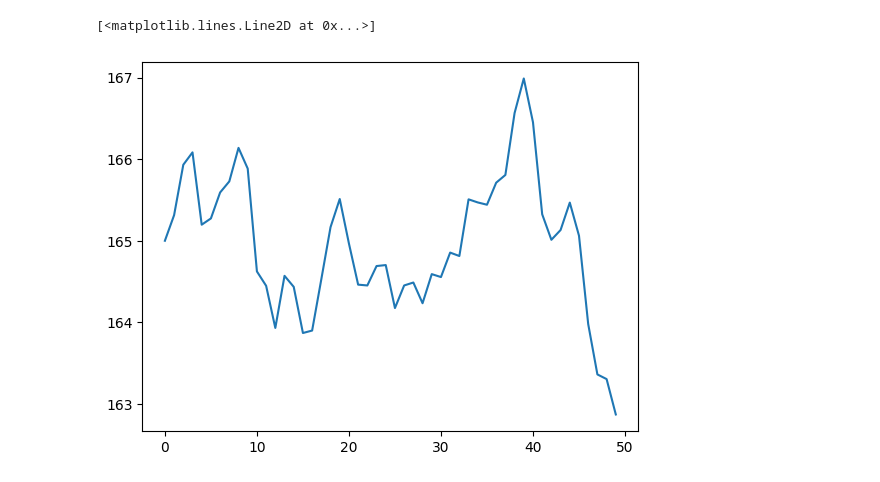
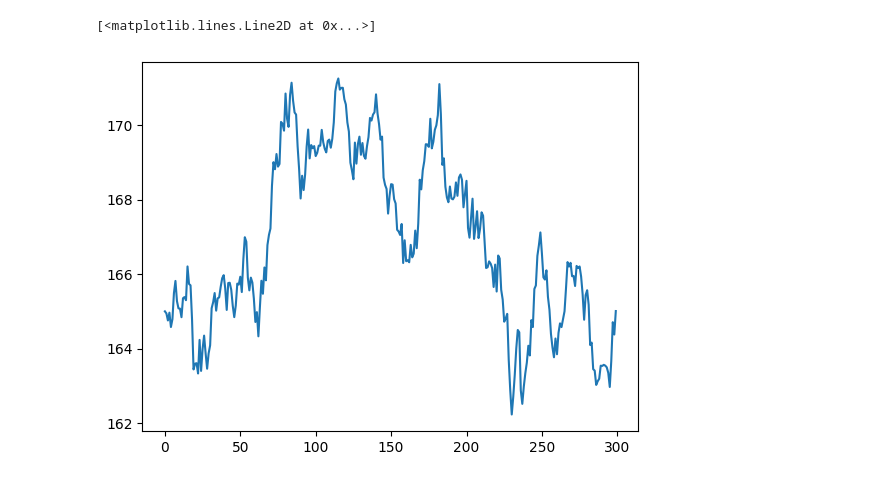
Before and after one commit to jpbarona/monte-carlo-option-pricer, a Jupyter notebook: analysis.ipynb, the cells around one changed output. Cells and saved outputs as stored; diff of their text form; code cells hidden in the pictures.

```diff
--- a/analysis.ipynb
+++ b/analysis.ipynb
@@ -4,7 +4,7 @@ import matplotlib.pyplot as plt
 # %%
 scenarios = pd.read_csv("scenarios.csv").transpose()
 # %%
-plt.plot(scenarios[0].values)
+plt.plot(scenarios[80].values)
 # %% [output]
 [<matplotlib.lines.Line2D at 0x...>]
-[figure, old version]
+[figure, new version]
```
Also changed, not shown: 3 other files.
